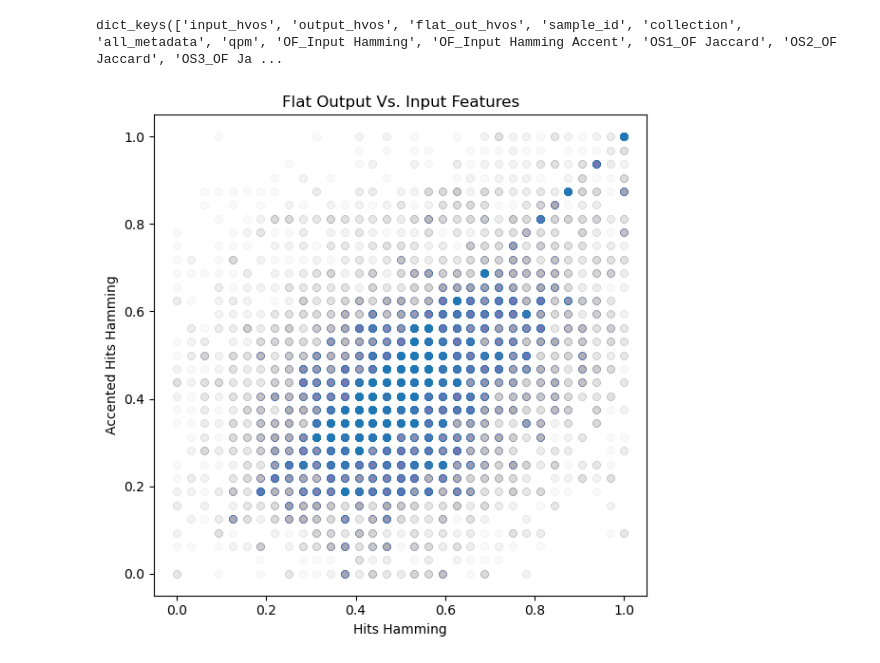
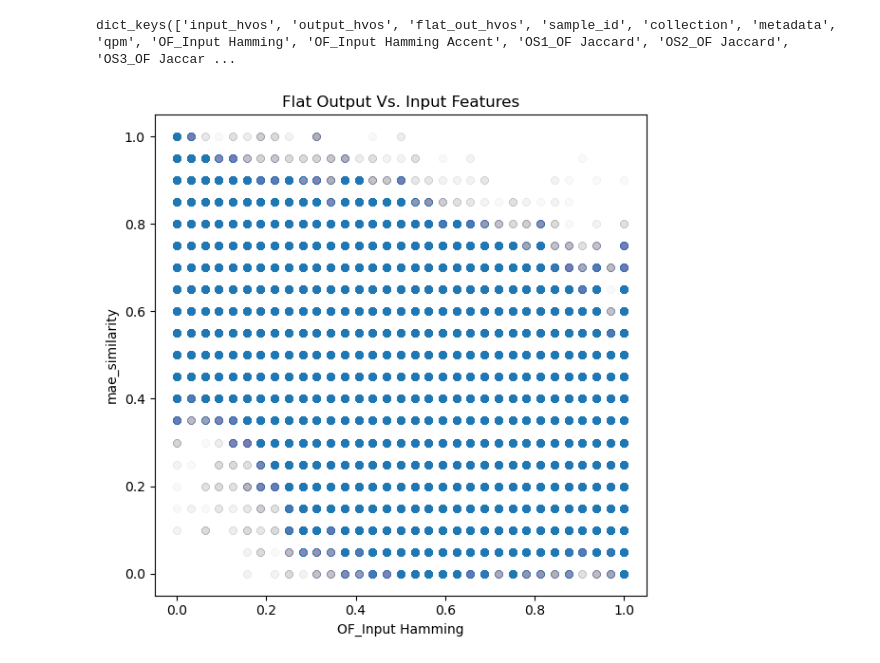
Before and after one commit to behzadhaki/TripleStreams, a Jupyter notebook: TorchDataloader.ipynb, the cells around one changed output. Cells and saved outputs as stored; diff of their text form; code cells hidden in the pictures.

```diff
--- a/TorchDataloader.ipynb
+++ b/TorchDataloader.ipynb
@@ -3,11 +58,12 @@ from triple_stream_data_utils import *
 # %%
 # Make sure you've already ran python CompileStreamsAndFeatures.py
 
+root = "data/triple_streams/split_2bars/compiled_data/"
+all_pkl_bz2_files = [f for f in os.listdir(root) if f.endswith('.pkl.bz2')]
+
 # Available Datasets
 available_datasets_path = {
-    "candombe": "data/triple_streams/split_2bars/compiled_data/candombe_voice_{ix}_voice_{ix}_voice_{ix}_voice_{ix}.pkl.bz2",
-    "elbg": "data/triple_streams/split_2bars/compiled_data/elbg_both_flattened_left_right.pkl.bz2",
-    "gmd": "data/triple_streams/split_2bars/compiled_data/groove.pkl.bz2",
-    "ttd": "data/triple_streams/split_2bars/rest/compiled_data/taptamdrum.pkl.bz2",
-    "lmd": "data/triple_streams/split_2bars/lmd_top_four/compiled_data/lmd.pkl.bz2"
+    all_pkl_bz2_file.split(".pkl.bz2")[0]: os.path.join(root, all_pkl_bz2_file) for all_pkl_bz2_file in all_pkl_bz2_files
 }
+
+available_datasets_path
@@ -14,17 +88,16 @@ available_datasets_path = {
 # %%
-dataset_tags = ["lmd"]   # "lmd" is not included here
+dataset_tags = ["lmd_bass_drum_guitar_piano"]   # "lmd" is not included here
 loaded_datasets = {}
 
 for dataset_tag in dataset_tags:
     # load .pkl.bz2 file
     if dataset_tag in available_datasets_path:
-        with bz2.BZ2File(available_datasets_path[dataset_tag], "rb") as f:
-            d_dict = pickle.load(f)
-            for key, val in d_dict.items():
-                if key not in loaded_datasets:
-                    loaded_datasets[key] = []
-                loaded_datasets[key].extend(val)
+        d_dict = load_compiled_dataset_pkl_bz2(available_datasets_path[dataset_tag])
+        for key, val in d_dict.items():
+            if key not in loaded_datasets:
+                loaded_datasets[key] = []
+            loaded_datasets[key].extend(val)
 
 print(loaded_datasets.keys())
 # %% [output]
-dict_keys(['input_hvos', 'output_hvos', 'flat_out_hvos', 'sample_id', 'collection', 'all_metadata', 'qpm', 'OF_Input Hamming', 'OF_Input Hamming Accent', 'OS1_OF Jaccard', 'OS2_OF Jaccard', 'OS3_OF Ja ...
+dict_keys(['input_hvos', 'output_hvos', 'flat_out_hvos', 'sample_id', 'collection', 'metadata', 'qpm', 'OF_Input Hamming', 'OF_Input Hamming Accent', 'OS1_OF Jaccard', 'OS2_OF Jaccard', 'OS3_OF Jaccar ...
@@ -50,20 +104,22 @@ meta
 # %%
+feature1 = "OF_Input Hamming"
+feature2 = "mae_similarity"
 plot_scatter_distribution(
-    feat1=loaded_datasets["OF_Input Hamming"],
-    feat2=loaded_datasets["OF_Input Hamming Accent"],
-    xlabel="Hits Hamming",
-    ylabel="Accented Hits Hamming",
+    feat1=loaded_datasets[feature1],
+    feat2=loaded_datasets[feature2],
+    xlabel=feature1,
+    ylabel=feature2,
     title="Flat Output Vs. Input Features"
 )
 create_heatmap_histogram_from_lists(
-    feat1=loaded_datasets["OF_Input Hamming"],
-    feat2=loaded_datasets["OF_Input Hamming Accent"],
-    xlabel="Hits Hamming",
-    ylabel="Accented Hits Hamming",
+    feat1=loaded_datasets[feature1],
+    feat2=loaded_datasets[feature2],
+    xlabel=feature1,
+    ylabel=feature2,
     title="Flat Output Vs. Input Features"
 )
 # %% [output]
-[figure, old version]
+[figure, new version]
 # %%
 # clip accents at 0.75
 clipped_accents = [min(v, 0.75) for v in loaded_datasets["OF_Input Hamming Accent"]]
```
Also changed, not shown: parts of 6 cells of this notebook, 2 other files.
